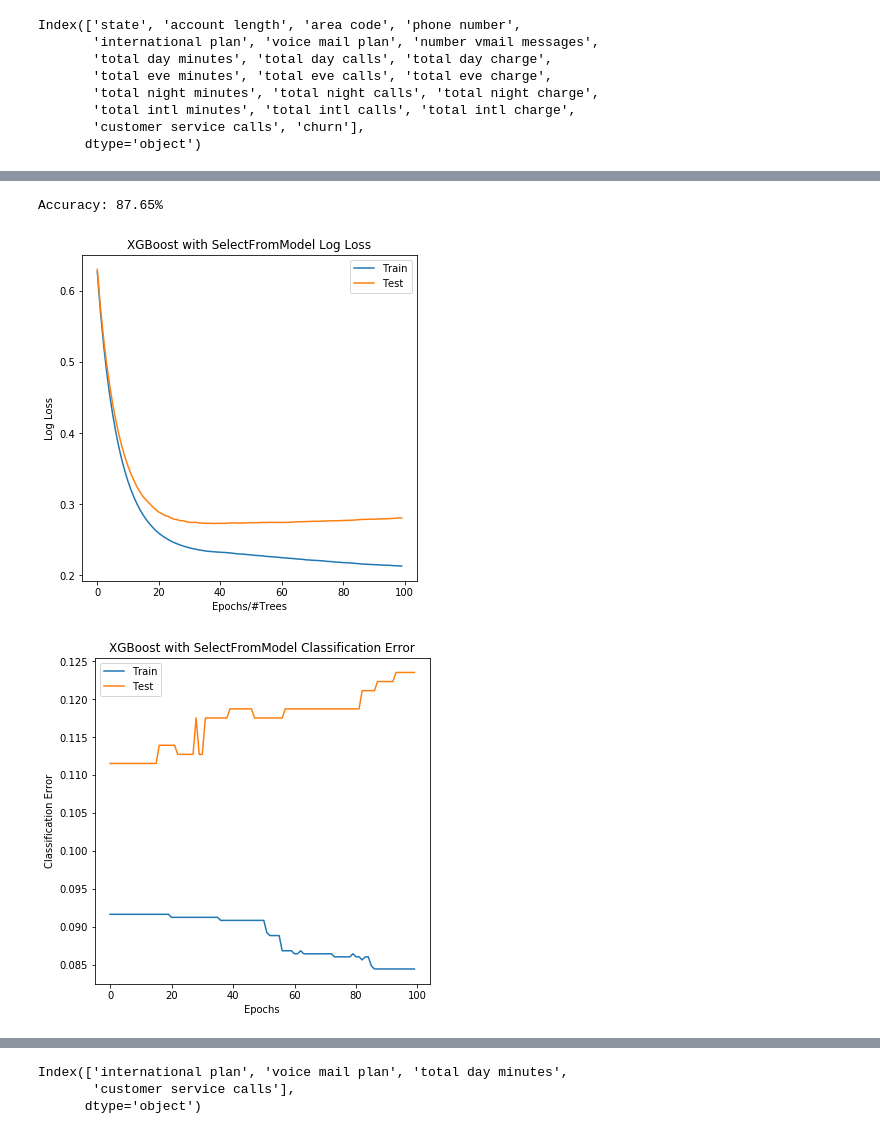
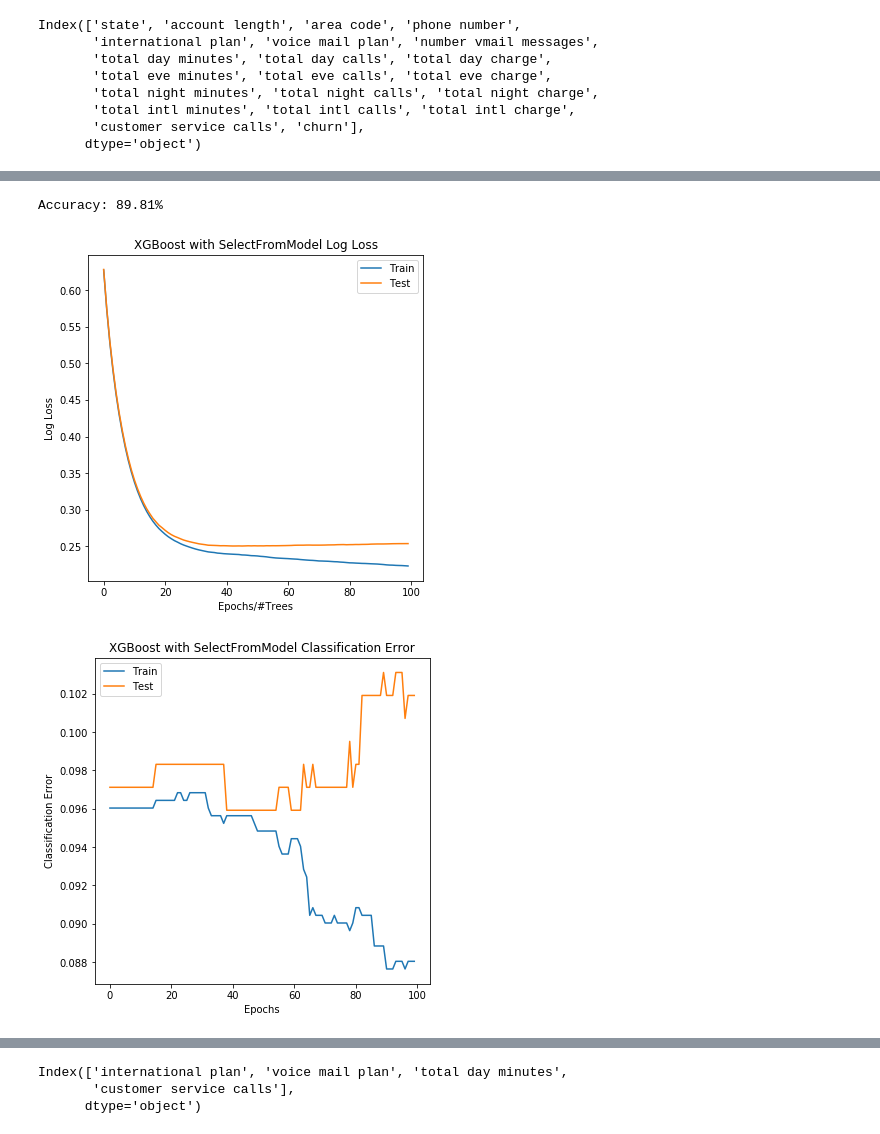
Before and after one commit to jdsmithwes/Telco-Data-Churn, a Jupyter notebook: Module3_project_master.ipynb, the cells around one changed output, grey strips where cells are left out. Saved outputs shown, nothing was run; the diff lists cells and outputs as text; code cells hidden in the pictures.

```diff
--- a/Module3_project_master.ipynb
+++ b/Module3_project_master.ipynb
@@ -588,31 +597,31 @@ XGBClassifier(base_score=0.5, booster='gbtree', colsample_bylevel=1,
 # %%
 # make predictions for test data
 y_pred_new = model_new.predict(X_test_new)
 predictions = [round(value) for value in y_pred_new]
 
 # evaluate predictions
 accuracy = accuracy_score(y_test_new, predictions)
 print("Accuracy: %.2f%%" % (accuracy * 100.0))
 
 
 # retrieve performance metrics
 results_new = model_new.evals_result()
-epochs = len(results['validation_0']['error'])
+epochs = len(results_new['validation_0']['error'])
 x_axis = range(0, epochs)
 
 from matplotlib import pyplot
 # plot log loss
 fig, ax = pyplot.subplots(figsize=(6,6))
 ax.plot(x_axis, results_new['validation_0']['logloss'], label='Train')
 ax.plot(x_axis, results_new['validation_1']['logloss'], label='Test')
 ax.legend()
 pyplot.ylabel('Log Loss')
 pyplot.xlabel('Epochs/#Trees')
 pyplot.title('XGBoost with SelectFromModel Log Loss')
 pyplot.show()
 # %% [output]
-Accuracy: 87.65%
+Accuracy: 89.81%
-[figure, old version]
+[figure, new version]
 # %%
 # plot classification error
 fig, ax = pyplot.subplots(figsize=(6,6))
@@ -624,4 +633,4 @@ pyplot.xlabel('Epochs')
 pyplot.title('XGBoost with SelectFromModel Classification Error')
 pyplot.show()
 # %% [output]
-[figure, old version]
+[figure, new version]
```
Also changed, not shown: parts of 28 cells of this notebook, 3 other files.
